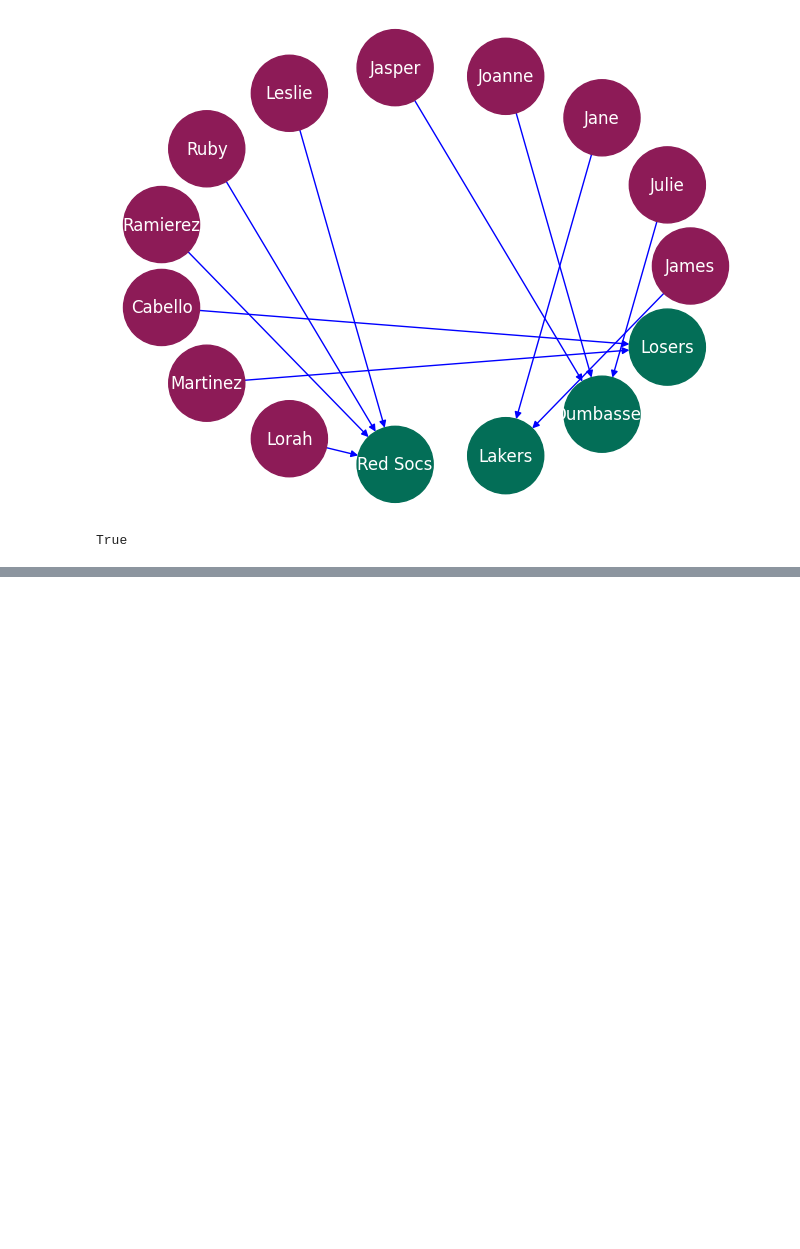
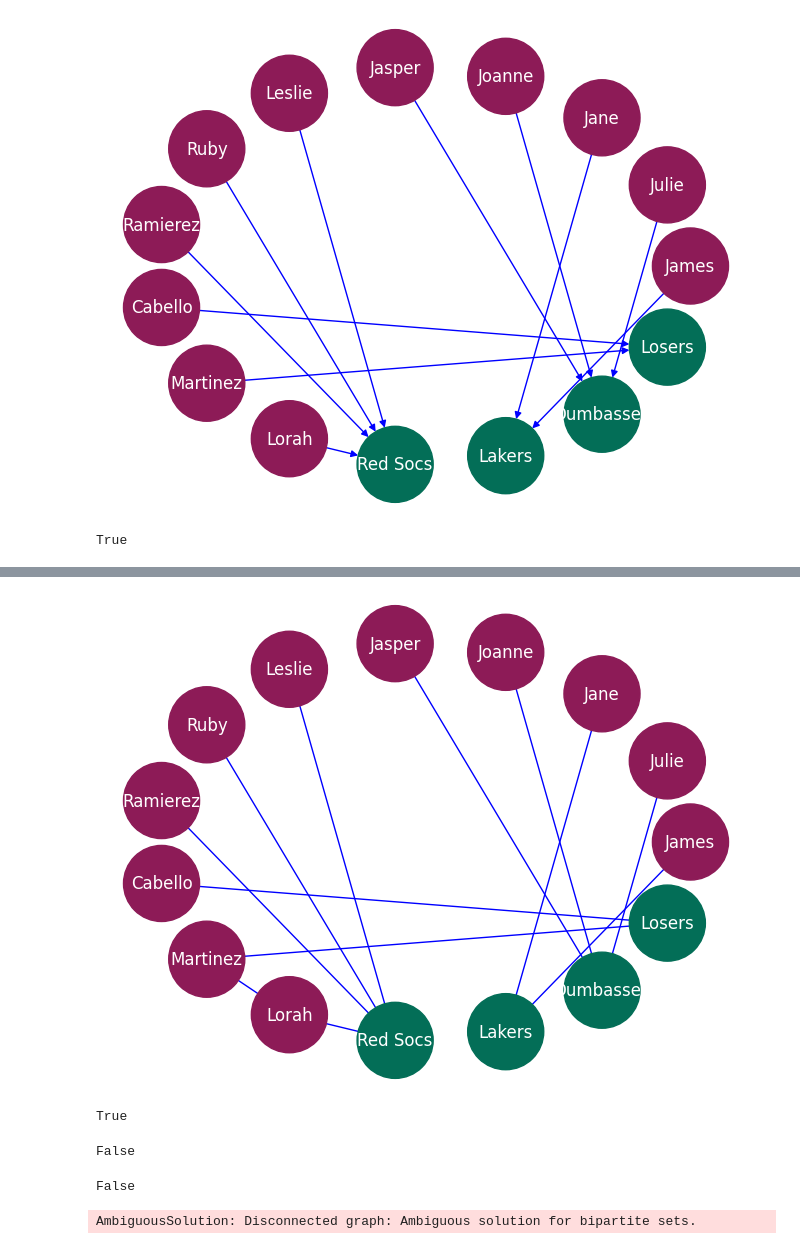
Before and after one commit to anoban/Applied-Social-Network-Analysis-in-Python, a Jupyter notebook: Anoban/Bipartite Graphs.ipynb, the cells around one changed output, grey strips where cells are left out. Drawn from its saved outputs; the diff is of its cells as text; code cells hidden in the pictures; blank space fills up the shorter version.

```diff
--- a/Anoban/Bipartite Graphs.ipynb
+++ b/Anoban/Bipartite Graphs.ipynb
@@ -109,0 +150,23 @@ True
+# %%
+_bpgraph.add_edge("Lorah", "Martinez")
+# %%
+nx.draw(_bpgraph, node_color = clist, edge_color = "blue", font_color = "white", node_size = 3000, with_labels = True, pos = _positions)
+# %% [output]
+[figure, added]
+# %%
+# wtf
+bipartite.is_bipartite(_bpgraph)
+# %% [output]
+True
+# %%
+bipartite.is_bipartite_node_set(_bpgraph, fans)
+# %% [output]
+False
+# %%
+bipartite.is_bipartite_node_set(_bpgraph, teams)
+# %% [output]
+False
+# %%
+bipartite.sets(bpgraph)
+# %% [output]
+AmbiguousSolution: Disconnected graph: Ambiguous solution for bipartite sets.
```
Also changed, not shown: parts of 8 cells of this notebook, 17 other files.
